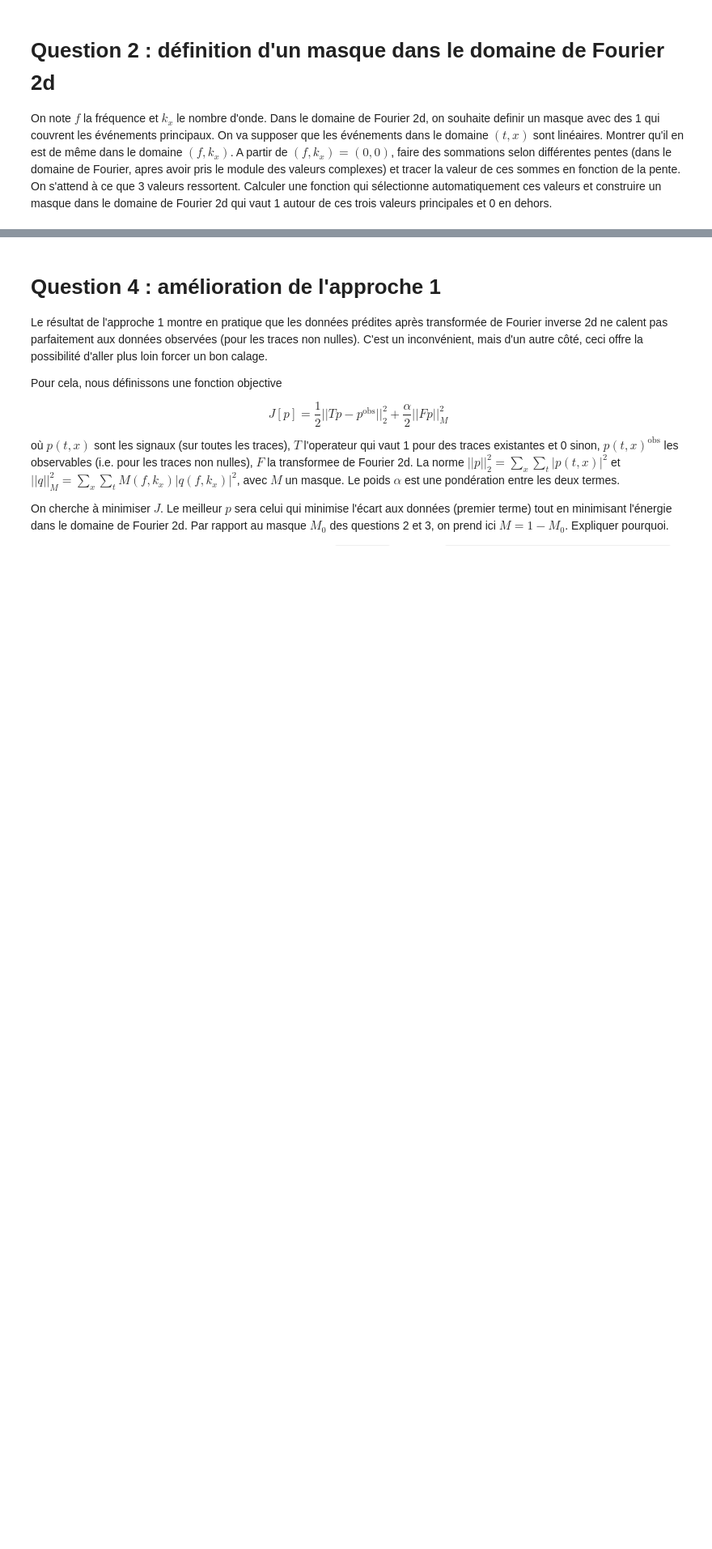
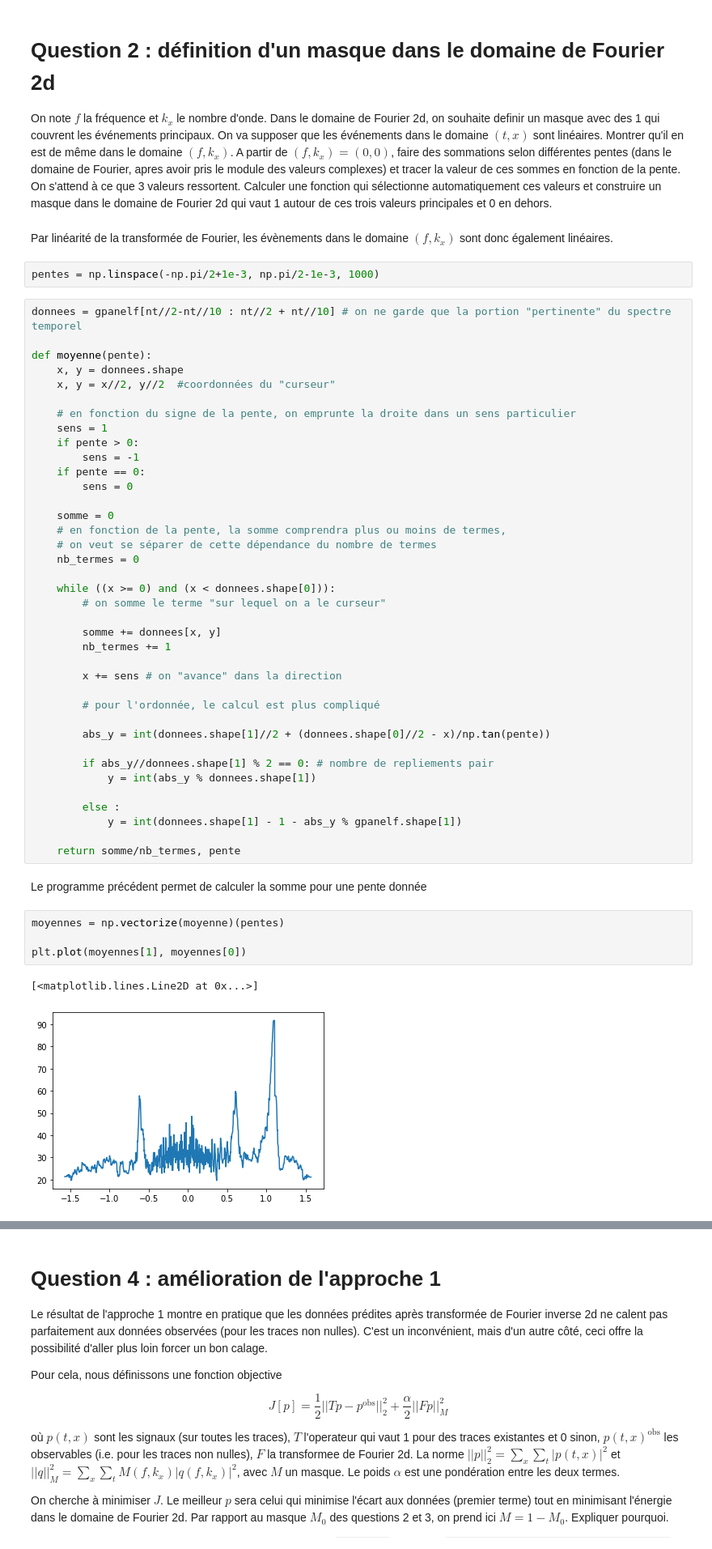
Before and after one commit to apierfitte/mini-projet_tts, a Jupyter notebook: mini_projet_groupe2.ipynb, the cells around one changed output, grey strips where cells are left out. Shown at 81% size. Drawn from its saved outputs; the diff is of its cells as text; blank space fills up the shorter version.

```diff
--- a/mini_projet_groupe2.ipynb
+++ b/mini_projet_groupe2.ipynb
@@ -121,3 +128,54 @@ plt.imshow((20*np.log(gpanelf))[150:250][5:20], aspect = 'auto')
 # %% [markdown]
 # Question 2 : définition d'un masque dans le domaine de Fourier 2d
 On note $f$ la fréquence et $k_x$ le nombre d'onde. Dans le domaine de Fourier 2d, on souhaite definir un masque avec des 1 qui couvrent les événements principaux. On va supposer que les événements dans le domaine $(t,x)$ sont linéaires. Montrer qu'il en est de même dans le domaine $(f,k_x)$. A partir de $(f,k_x)=(0,0)$, faire des sommations selon différentes pentes (dans le domaine de Fourier, apres avoir pris le module des valeurs complexes) et tracer la valeur de ces sommes en fonction de la pente. On s'attend à ce que 3 valeurs ressortent. Calculer une fonction qui sélectionne automatiquement ces valeurs et construire un masque dans le domaine de Fourier 2d qui vaut 1 autour de ces trois valeurs principales et 0 en dehors.
+# %% [markdown]
+Par linéarité de la transformée de Fourier, les évènements dans le domaine $(f, k_x)$ sont donc également linéaires.
+# %%
+pentes = np.linspace(-np.pi/2+1e-3, np.pi/2-1e-3, 1000)
+# %%
+donnees = gpanelf[nt//2-nt//10 : nt//2 + nt//10] # on ne garde que la portion "pertinente" du spectre temporel
+
+def moyenne(pente):
+    x, y = donnees.shape
+    x, y = x//2, y//2  #coordonnées du "curseur"
+
+    # en fonction du signe de la pente, on emprunte la droite dans un sens particulier
+    sens = 1
+    if pente > 0:
+        sens = -1
+    if pente == 0:
+        sens = 0
+
+    somme = 0
+    # en fonction de la pente, la somme comprendra plus ou moins de termes,
+    # on veut se séparer de cette dépendance du nombre de termes
+    nb_termes = 0
+
+    while ((x >= 0) and (x < donnees.shape[0])):
+        # on somme le terme "sur lequel on a le curseur"
+
+        somme += donnees[x, y]
+        nb_termes += 1
+
+        x += sens # on "avance" dans la direction
+
+        # pour l'ordonnée, le calcul est plus compliqué
+
+        abs_y = int(donnees.shape[1]//2 + (donnees.shape[0]//2 - x)/np.tan(pente))
+
+        if abs_y//donnees.shape[1] % 2 == 0: # nombre de repliements pair
+            y = int(abs_y % donnees.shape[1])
+
+        else :
+            y = int(donnees.shape[1] - 1 - abs_y % gpanelf.shape[1])
+
+    return somme/nb_termes, pente
+# %% [markdown]
+Le programme précédent permet de calculer la somme pour une pente donnée
+# %%
+moyennes = np.vectorize(moyenne)(pentes)
+
+plt.plot(moyennes[1], moyennes[0])
+# %% [output]
+[<matplotlib.lines.Line2D at 0x...>]
+[figure, added]
```
Also changed, not shown: parts of 14 cells of this notebook.
